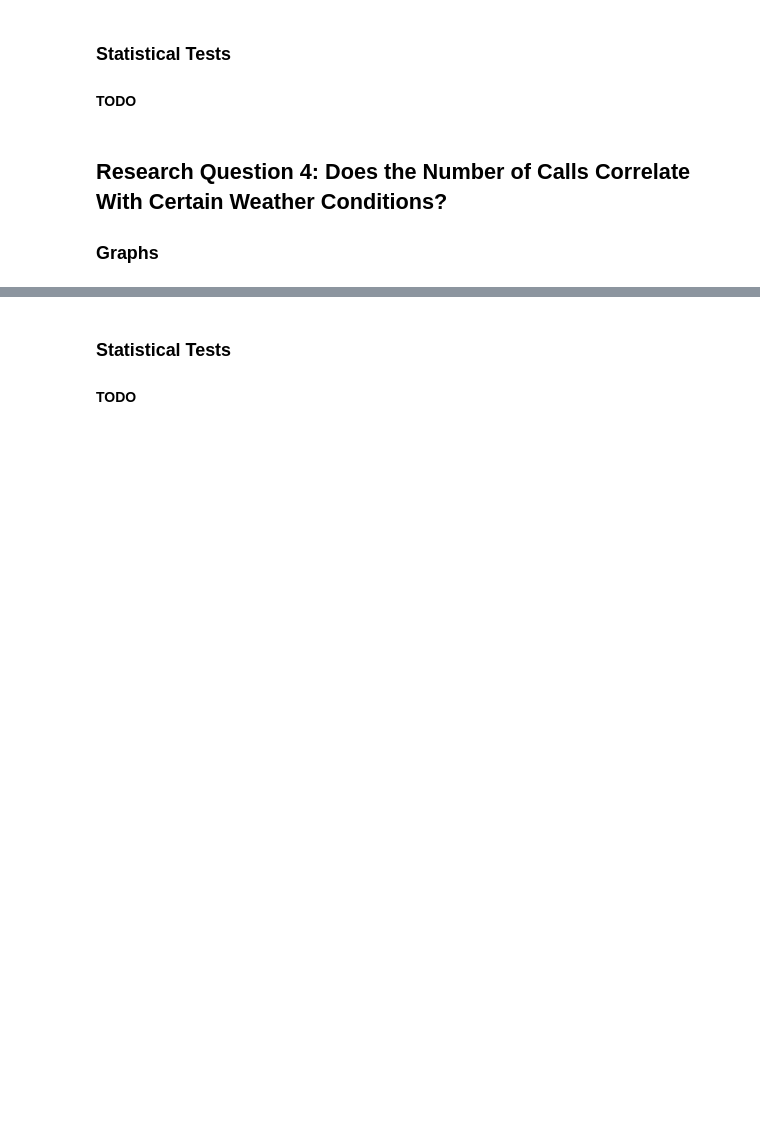
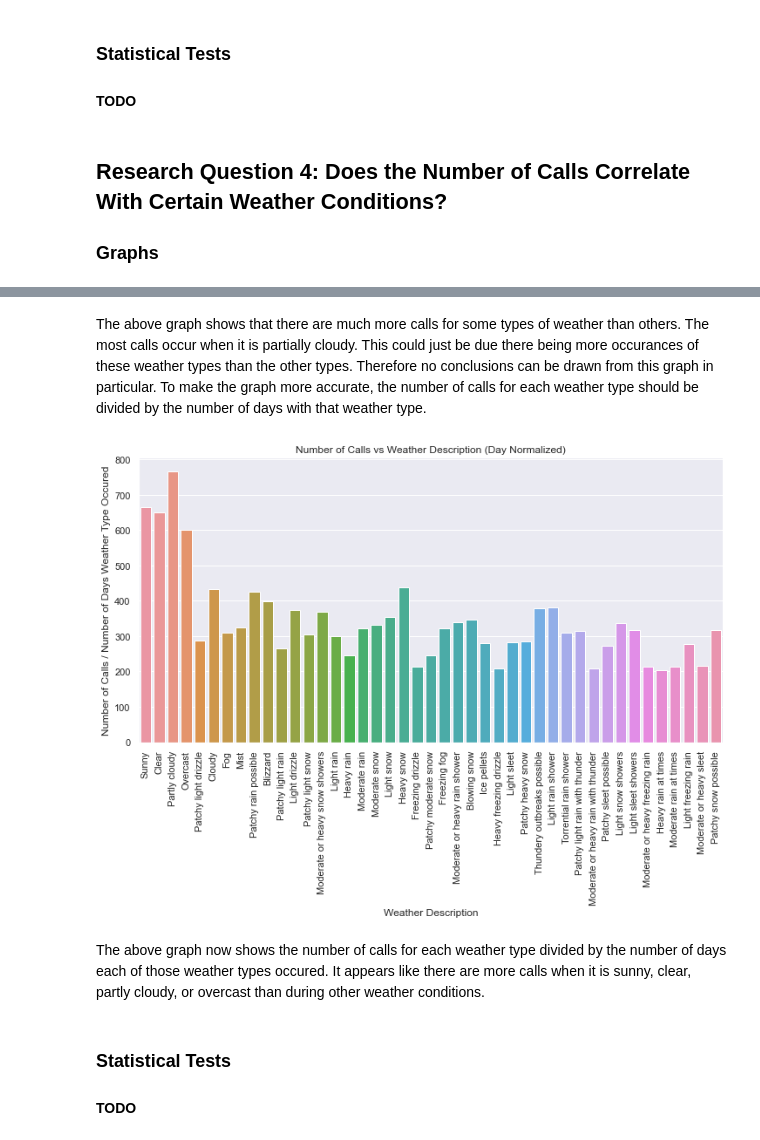
Before and after one commit to GrantFass/CS3300-FinalProject, a Jupyter notebook: CS 3300 011 Data Science Final Project.ipynb, the cells around one changed output, grey strips where cells are left out. Drawn from its saved outputs; the diff is of its cells as text; code cells hidden in the pictures; blank space fills up the shorter version.

```diff
--- a/CS 3300 011 Data Science Final Project.ipynb
+++ b/CS 3300 011 Data Science Final Project.ipynb
@@ -330,3 +475,25 @@ plt.show()
+# %% [markdown]
+The above graph shows that there are much more calls for some types of weather than others. The most calls occur when it is partially cloudy. This could just be due there being more occurances of these weather types than the other types. Therefore no conclusions can be drawn from this graph in particular. To make the graph more accurate, the number of calls for each weather type should be divided by the number of days with that weather type.
+# %%
+weather_type = []
+counts = []
+for weather in df['weatherDesc'].unique():
+    day_count_of_weather = len(df[df['weatherDesc'] == weather]['date'].unique())
+    total_occurances_of_weather_type = df[df['weatherDesc'] == weather].shape[0]
+    weather_type.append(weather)
+    counts.append((total_occurances_of_weather_type / day_count_of_weather))
+# weather_per_day = pd.Series(counts, index=weather_type)
+# %%
+ax = sns.barplot(y=counts, x=weather_type)
+ax.set_ylabel('Number of Calls / Number of Days Weather Type Occured')
+ax.set_xlabel('Weather Description')
+ax.set_title('Number of Calls vs Weather Description (Day Normalized)')
+plt.xticks(rotation = 90)
+plt.show()
+# %% [output]
+[figure, added]
+# %% [markdown]
+The above graph now shows the number of calls for each weather type divided by the number of days each of those weather types occured. It appears like there are more calls when it is sunny, clear, partly cloudy, or overcast than during other weather conditions.
 # %% [markdown]
 ### Statistical Tests
 #### TODO
```
Also changed, not shown: parts of 50 cells of this notebook.
